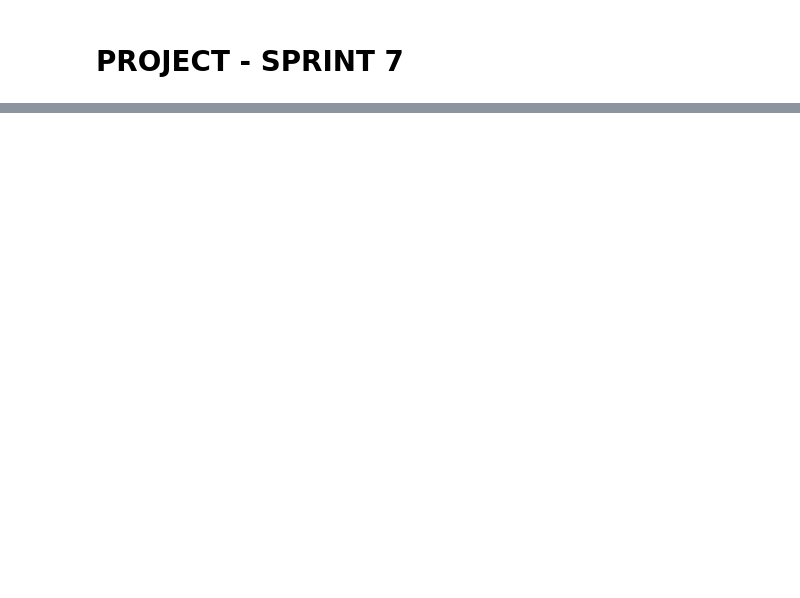
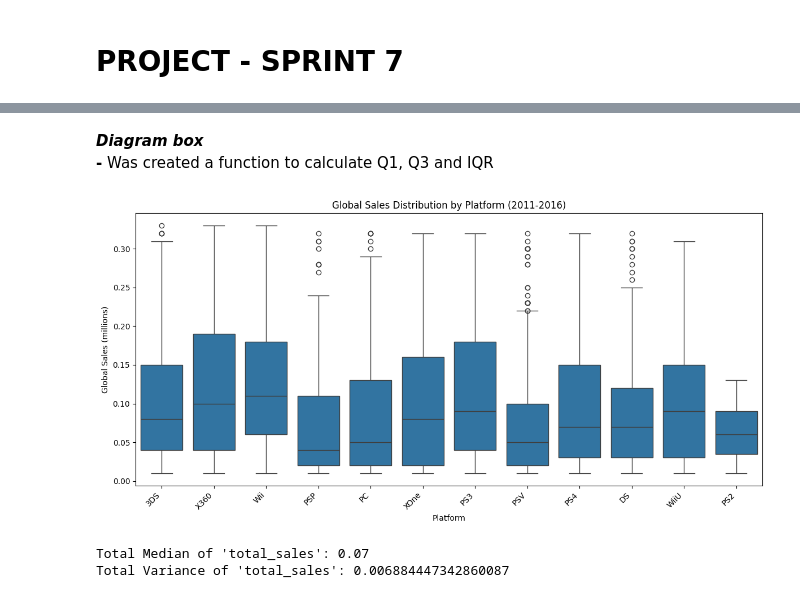
Before and after one commit to DM-DA/Mac_Project_S7, a Jupyter notebook: Project_S7.ipynb, the cells around one changed output, grey strips where cells are left out. Saved outputs shown, nothing was run; the diff lists cells and outputs as text; code cells hidden in the pictures; blank space fills up the shorter version.

```diff
--- a/Project_S7.ipynb
+++ b/Project_S7.ipynb
@@ -38,0 +170,39 @@ games_data.info()
+# %% [markdown]
+***Diagram box***\
+**-** Was created a function to calculate Q1, Q3 and IQR
+# %%
+# Calculate Q1, Q3, and IQR for outlier removal
+def remove_outliers(df, column):
+    Q1 = df[column].quantile(0.25)
+    Q3 = df[column].quantile(0.75)
+    IQR = Q3 - Q1
+    lower_bound = Q1 - 1.5 * IQR
+    upper_bound = Q3 + 1.5 * IQR
+    return df[(df[column] >= lower_bound) & (df[column] <= upper_bound)]
+
+# Remove outliers from 'total_sales' for each platform
+data_no_outliers = data_for_2017.copy()
+for platform in data_for_2017['platform'].unique():
+    data_no_outliers = remove_outliers(data_no_outliers, 'total_sales')
+
+
+# Create the box plot without outliers
+plt.figure(figsize=(12, 6))
+sns.boxplot(x='platform', y='total_sales', data=data_no_outliers)
+plt.title('Global Sales Distribution by Platform (2011-2016)')
+plt.xlabel('Platform')
+plt.ylabel('Global Sales (millions)')
+plt.xticks(rotation=45, ha='right')
+plt.tight_layout()
+plt.show()
+
+# Calculate the total median and variance for 'total_sales'
+total_median = data_no_outliers['total_sales'].median()
+total_variance = data_no_outliers['total_sales'].var()
+
+print(f"Total Median of 'total_sales': {total_median}")
+print(f"Total Variance of 'total_sales': {total_variance}")
+# %% [output]
+[figure, added]
+Total Median of 'total_sales': 0.07
+Total Variance of 'total_sales': 0.006884447342860087
```
Also changed, not shown: parts of 27 cells of this notebook.
